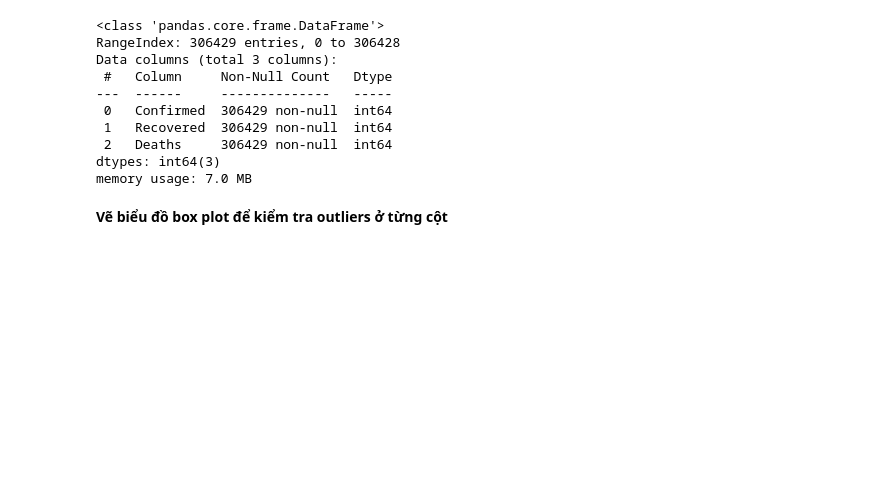
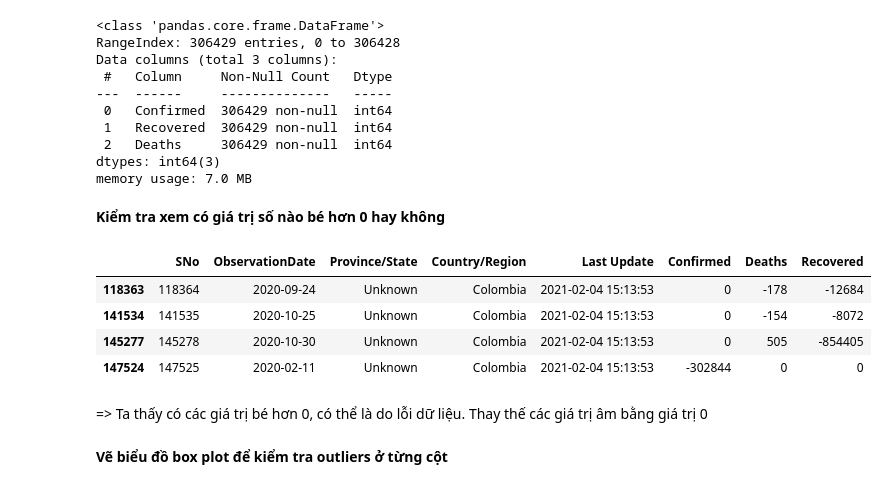
Before and after one commit to nguyentuongbachhy/Data-Visualization-with-Python, a Jupyter notebook: src/data_cleaning.ipynb, the cells around one changed output. Drawn from its saved outputs; the diff is of its cells as text; code cells hidden in the pictures; blank space fills up the shorter version.

Commit message:
fix and save cleaning data

```diff
--- a/src/data_cleaning.ipynb
+++ b/src/data_cleaning.ipynb
@@ -185,3 +185,22 @@ Data columns (total 3 columns):
  2   Deaths     306429 non-null  int64
 dtypes: int64(3)
 memory usage: 7.0 MB
+# %% [markdown]
+**Kiểm tra xem có giá trị số nào bé hơn 0 hay không**
+# %%
+import numpy as np
+# find numeric columns smaller than 0
+numeric_cols = covid_data.select_dtypes(include=[np.number])
+negative_values = numeric_cols[numeric_cols < 0]
+# find the rows with negative values
+negative_rows = negative_values.dropna(how='all').index
+# get the country names
+covid_data.loc[negative_rows, :]
+# %% [output]
+|  | SNo | ObservationDate | Province/State | Country/Region | Last Update | Confirmed | Deaths | Recovered |
+| 118363 | 118364 | 2020-09-24 | Unknown | Colombia | 2021-02-04 15:13:53 | 0 | -178 | -12684 |
+| 141534 | 141535 | 2020-10-25 | Unknown | Colombia | 2021-02-04 15:13:53 | 0 | -154 | -8072 |
+| 145277 | 145278 | 2020-10-30 | Unknown | Colombia | 2021-02-04 15:13:53 | 0 | 505 | -854405 |
+| 147524 | 147525 | 2020-02-11 | Unknown | Colombia | 2021-02-04 15:13:53 | -302844 | 0 | 0 |
+# %% [markdown]
+=> Ta thấy có các giá trị bé hơn 0, có thể là do lỗi dữ liệu. Thay thế các giá trị âm bằng giá trị 0
```
Also changed, not shown: parts of 2 cells of this notebook, 2 other files.
